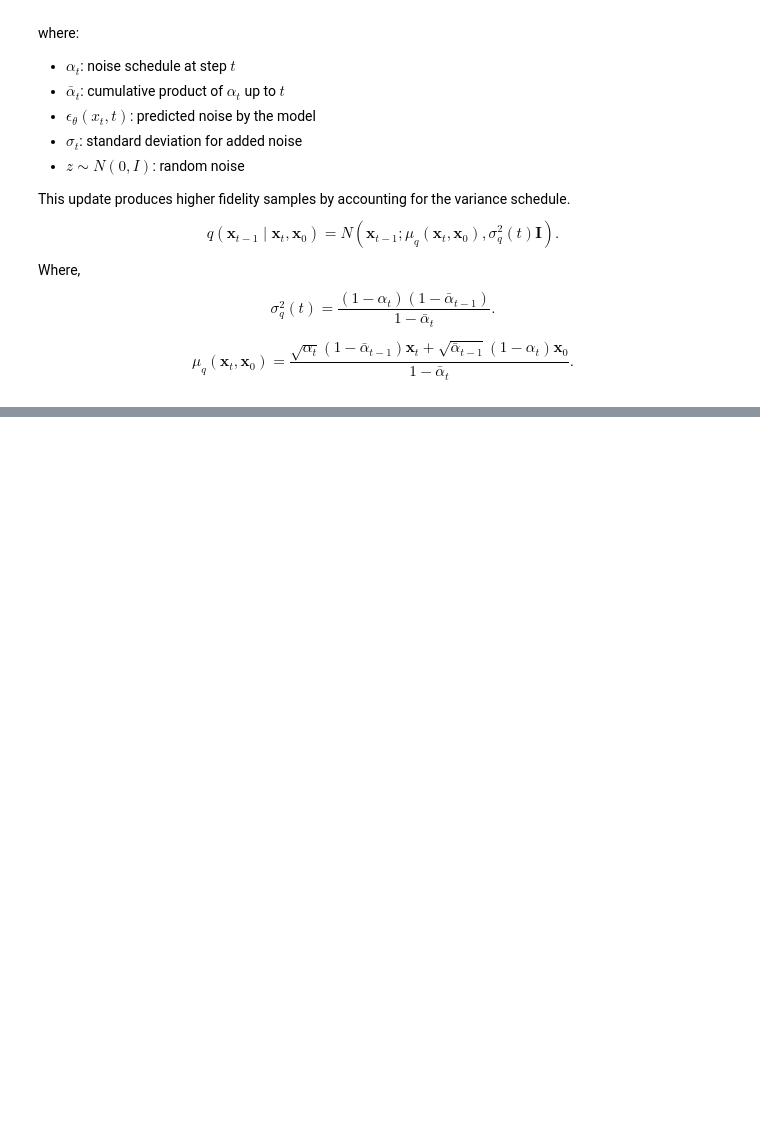
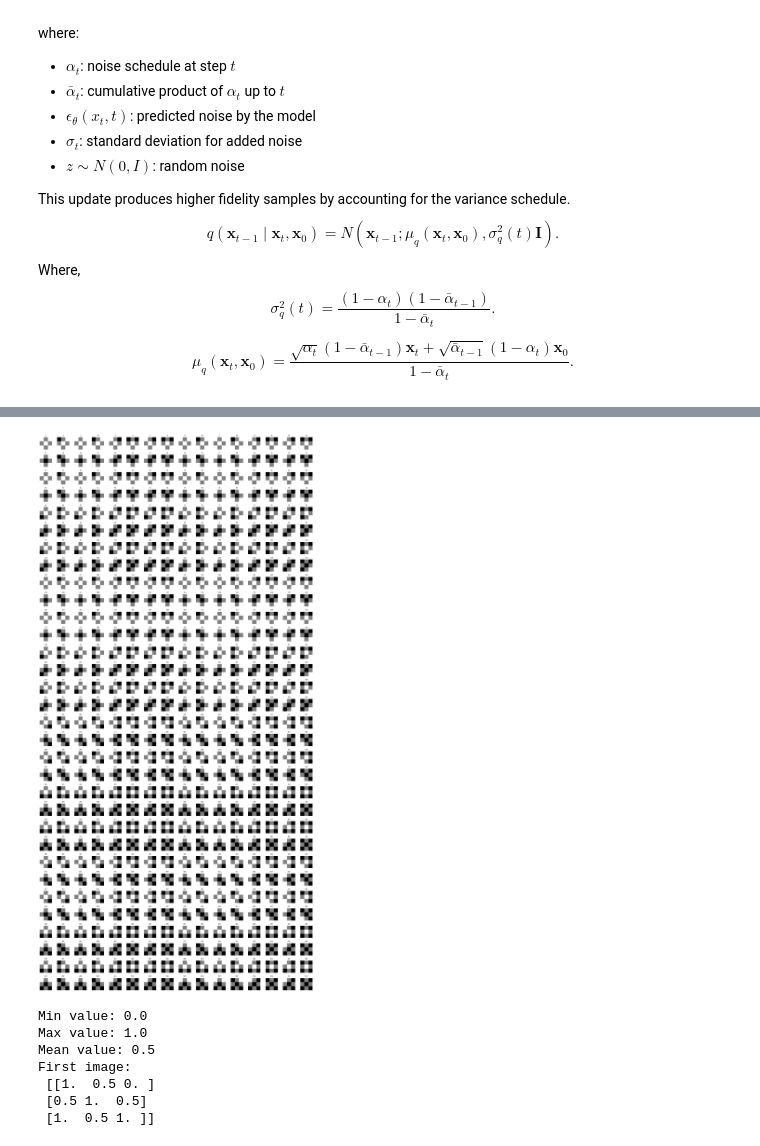
Before and after one commit to abhijeet11-8/Diffusion-model-for-GenAI, a Jupyter notebook: Diffusion_mnist.ipynb, the cells around one changed output, grey strips where cells are left out. Cells and saved outputs as stored; diff of their text form; code cells hidden in the pictures; blank space fills up the shorter version.

```diff
--- a/Diffusion_mnist.ipynb
+++ b/Diffusion_mnist.ipynb
@@ -342,0 +648,55 @@ Model weights loaded successfully.
+# %%
+import numpy as np
+import matplotlib.pyplot as plt
+
+theta = 4
+np.random.seed(0)
+
+# 1. Initial image (3x3 matrix, values in [0,1])
+init_img = np.matrix(([0,1,0],[1,0,1],[0,1,0]))
+
+# 2. Apply one step logistic map
+x_t = theta * init_img * (1 - init_img)
+
+# 3. Reverse logistic: For each pixel, solve x = (1 ± sqrt(1 - x_t/theta))/2
+def reverse_logistic(x_t_pixel, theta=4):
+    disc = 1 - 4 * x_t_pixel / theta
+    sqrt_disc = np.sqrt(complex(disc))
+    x0_1 = (1 + sqrt_disc) / 2
+    x0_2 = (1 - sqrt_disc) / 2
+    return [x0_1.real, x0_2.real]
+
+# 4. Generate all 512 possible reverse images
+reverse_imgs = []
+for i in range(512):
+    img = np.zeros((3, 3))
+    for r in range(3):
+        for c in range(3):
+            x0_candidates = reverse_logistic(x_t[r, c], theta)
+            choice = ((i >> (r*3 + c)) & 1)
+            img[r, c] = np.clip(x0_candidates[choice], 0, 1)  # ensure in [0,1]
+    reverse_imgs.append(img)
+
+# 5. Plot all 512 reverse images in a grid (16x32)
+fig, axes = plt.subplots(32, 16, figsize=(16, 32))
+for idx, ax in enumerate(axes.flat):
+    ax.imshow(reverse_imgs[idx], cmap='gray', vmin=0, vmax=1)
+    ax.set_title(f'{idx+1}', fontsize=6)
+    ax.axis('off')
+plt.tight_layout()
+plt.show()
+
+vals = np.array(reverse_imgs).ravel()
+print("Min value:", vals.min())
+print("Max value:", vals.max())
+print("Mean value:", vals.mean())
+print("First image:\n", reverse_imgs[5-1])
+# %% [output]
+[figure, added]
+Min value: 0.0
+Max value: 1.0
+Mean value: 0.5
+First image:
+ [[1.  0.5 0. ]
+ [0.5 1.  0.5]
+ [1.  0.5 1. ]]
```
Also changed, not shown: parts of 7 cells of this notebook, 36 other files.
